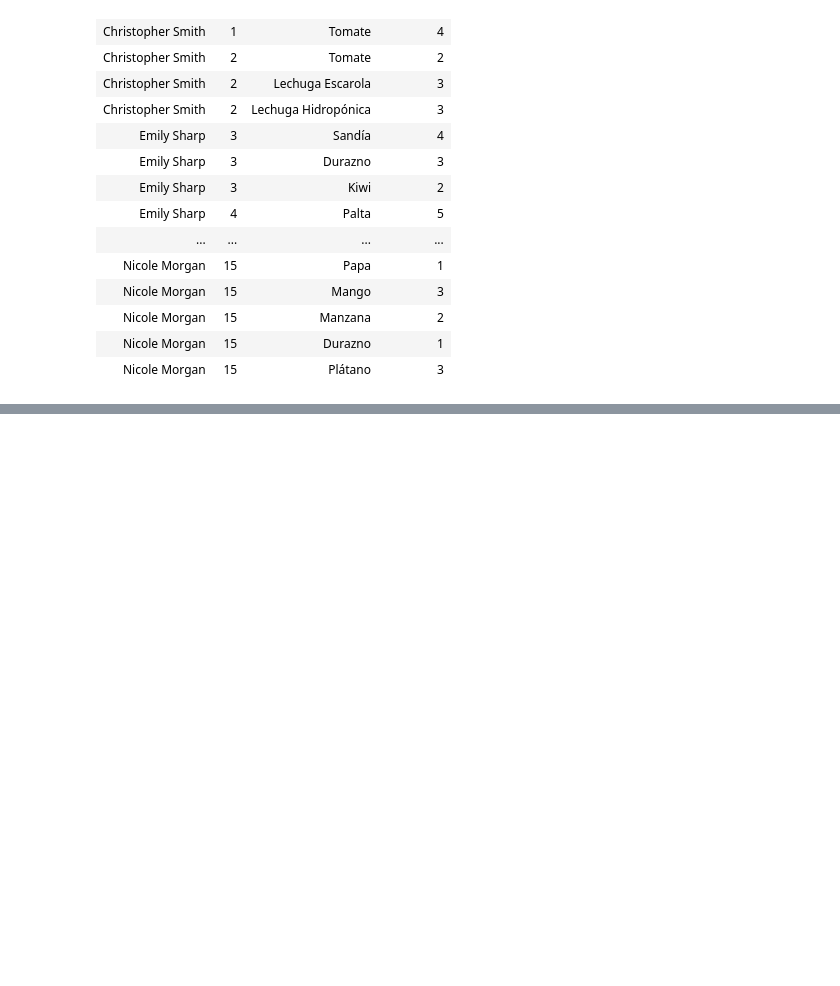
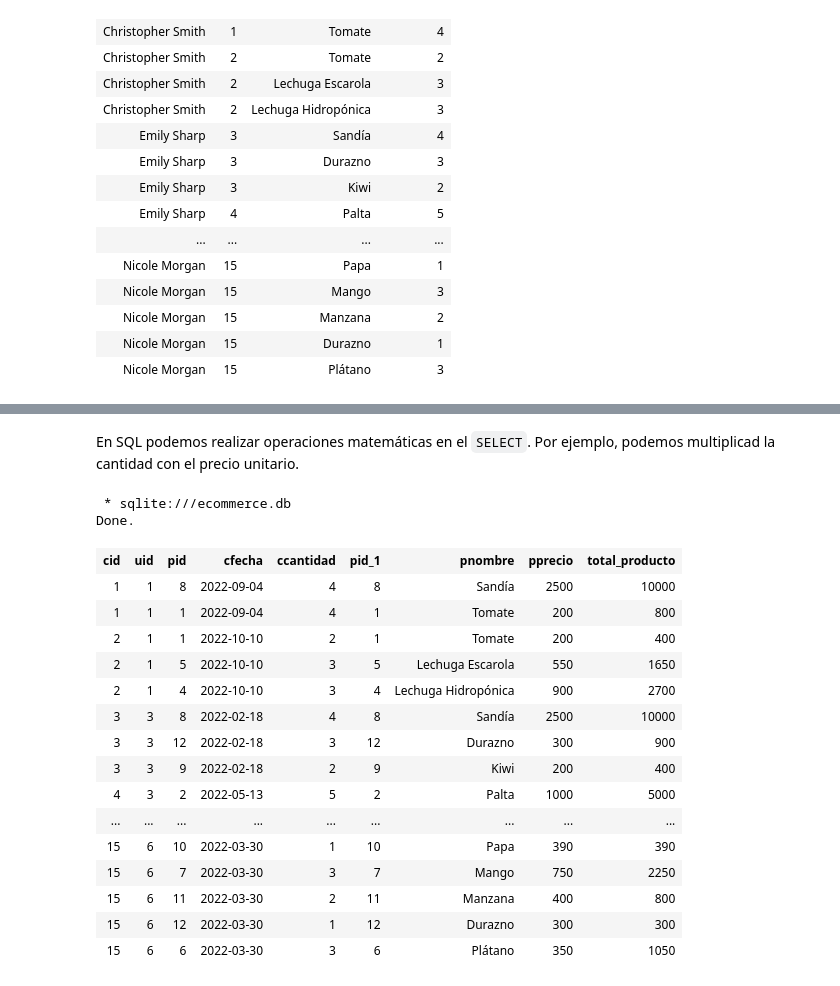
Before and after one commit to alanezz/data-crash-course, a Jupyter notebook: SQL/01 - Introducción a SQL.ipynb, the cells around one changed output, grey strips where cells are left out. Saved outputs shown, nothing was run; the diff lists cells and outputs as text; code cells hidden in the pictures; blank space fills up the shorter version.

```diff
--- a/SQL/01 - Introducción a SQL.ipynb
+++ b/SQL/01 - Introducción a SQL.ipynb
@@ -650,0 +912,27 @@ TBA
+# %% [markdown]
+En SQL podemos realizar operaciones matemáticas en el `SELECT`. Por ejemplo, podemos multiplicad la cantidad con el precio unitario.
+# %%
+%%sql
+SELECT *, (C.ccantidad * P.pprecio) AS total_producto
+FROM Compras C
+  INNER JOIN Productos P
+  ON C.pid = P.pid
+# %% [output]
+ * sqlite:///ecommerce.db
+Done.
+| cid | uid | pid | cfecha | ccantidad | pid_1 | pnombre | pprecio | total_producto |
+| 1 | 1 | 8 | 2022-09-04 | 4 | 8 | Sandía | 2500 | 10000 |
+| 1 | 1 | 1 | 2022-09-04 | 4 | 1 | Tomate | 200 | 800 |
+| 2 | 1 | 1 | 2022-10-10 | 2 | 1 | Tomate | 200 | 400 |
+| 2 | 1 | 5 | 2022-10-10 | 3 | 5 | Lechuga Escarola | 550 | 1650 |
+| 2 | 1 | 4 | 2022-10-10 | 3 | 4 | Lechuga Hidropónica | 900 | 2700 |
+| 3 | 3 | 8 | 2022-02-18 | 4 | 8 | Sandía | 2500 | 10000 |
+| 3 | 3 | 12 | 2022-02-18 | 3 | 12 | Durazno | 300 | 900 |
+| 3 | 3 | 9 | 2022-02-18 | 2 | 9 | Kiwi | 200 | 400 |
+| 4 | 3 | 2 | 2022-05-13 | 5 | 2 | Palta | 1000 | 5000 |
+| ... | ... | ... | ... | ... | ... | ... | ... | ... |
+| 15 | 6 | 10 | 2022-03-30 | 1 | 10 | Papa | 390 | 390 |
+| 15 | 6 | 7 | 2022-03-30 | 3 | 7 | Mango | 750 | 2250 |
+| 15 | 6 | 11 | 2022-03-30 | 2 | 11 | Manzana | 400 | 800 |
+| 15 | 6 | 12 | 2022-03-30 | 1 | 12 | Durazno | 300 | 300 |
+| 15 | 6 | 6 | 2022-03-30 | 3 | 6 | Plátano | 350 | 1050 |
```
Also changed, not shown: parts of 29 cells of this notebook, 1 other file.
